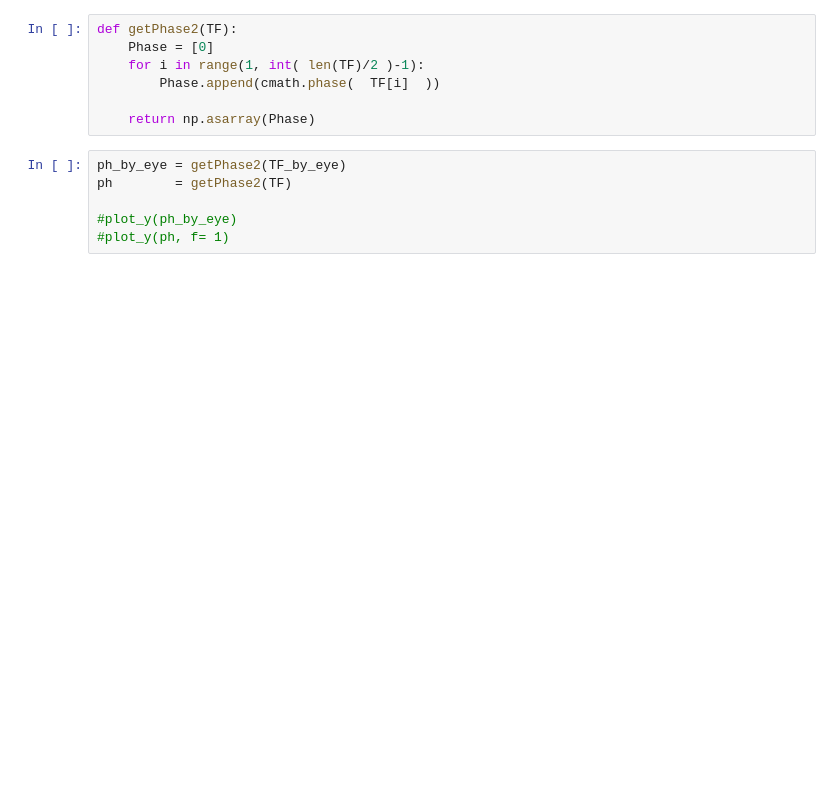
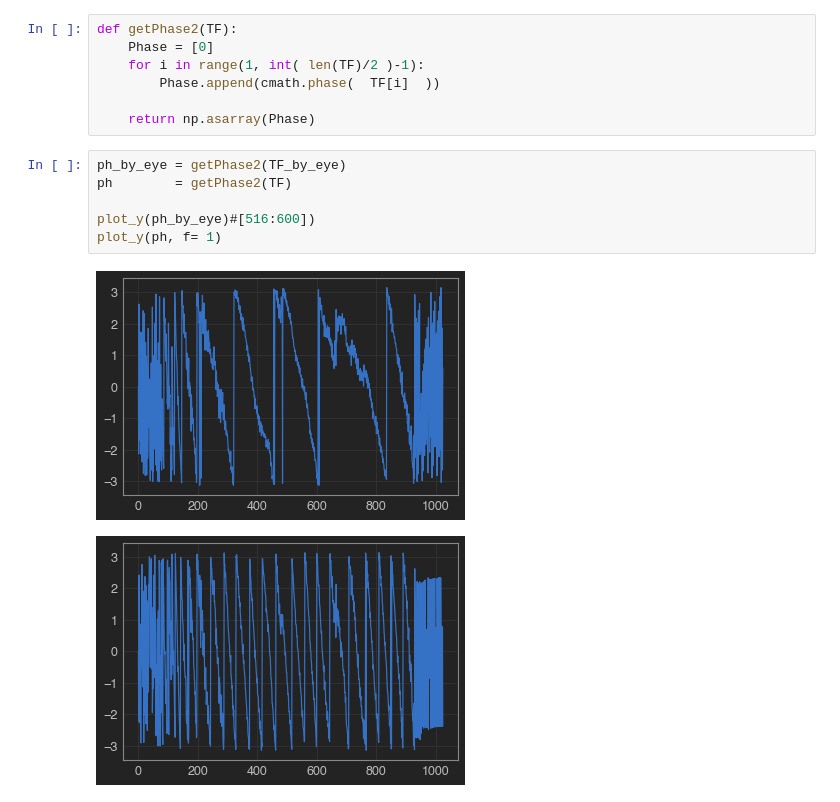
Before and after one commit to kaijunge/CleanNoise_GF3, a Jupyter notebook: Kai testing.ipynb, the cells around one changed output. Saved outputs shown, nothing was run; the diff lists cells and outputs as text; blank space fills up the shorter version.

```diff
--- a/Kai testing.ipynb
+++ b/Kai testing.ipynb
@@ -81,6 +124,9 @@ def getPhase2(TF):
 # %%
 ph_by_eye = getPhase2(TF_by_eye)
 ph        = getPhase2(TF)
 
-#plot_y(ph_by_eye)
-#plot_y(ph, f= 1)
+plot_y(ph_by_eye)#[516:600])
+plot_y(ph, f= 1)
+# %% [output]
+[figure, added]
+[figure, added]
```
Also changed, not shown: parts of 9 cells of this notebook, 2 other files.
